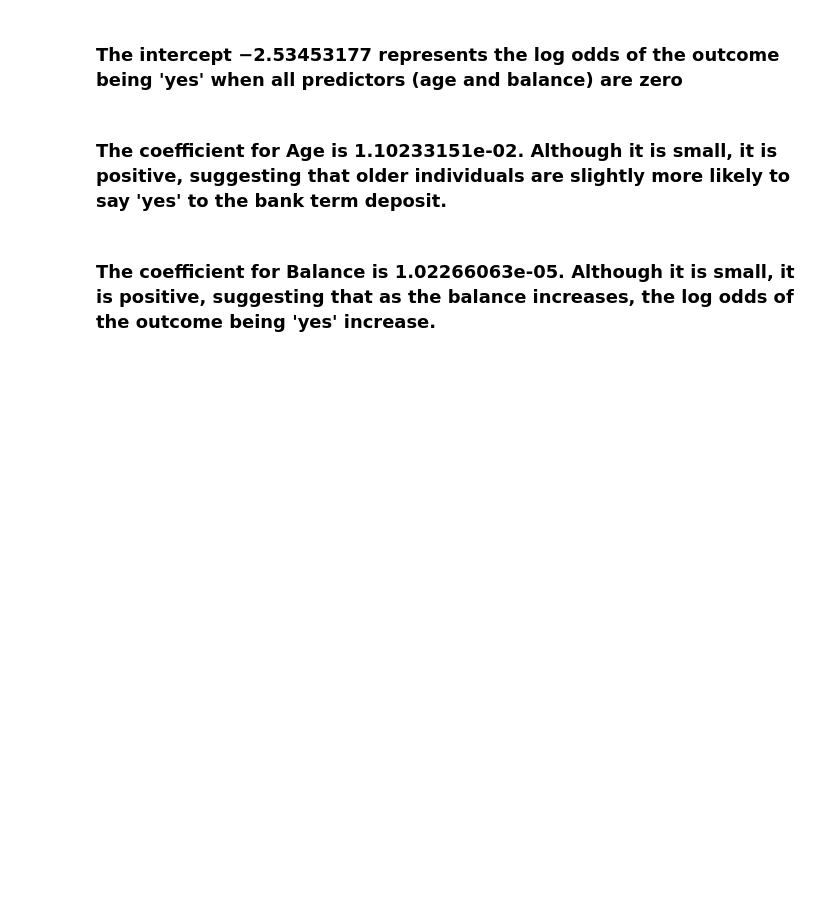
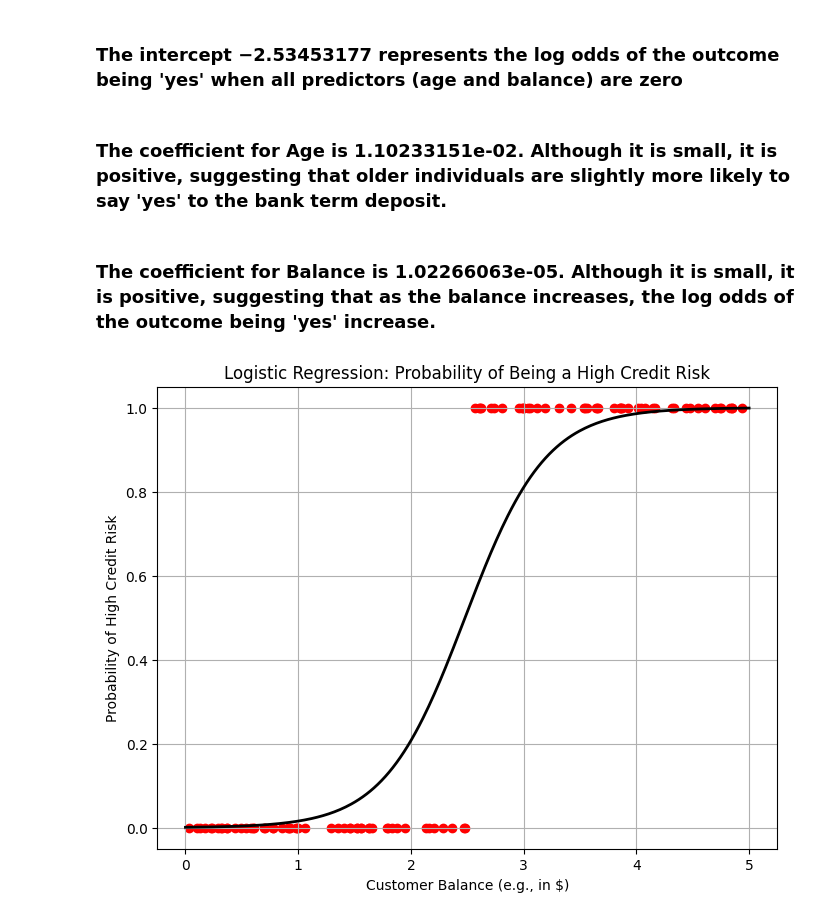
Before and after one commit to kathytran88/bank_term_deposit_analysis, a Jupyter notebook: logistic_regression.ipynb, the cells around one changed output. Cells and saved outputs as stored; diff of their text form; code cells hidden in the pictures; blank space fills up the shorter version.

Commit message:
add visualization for logistic

```diff
--- a/logistic_regression.ipynb
+++ b/logistic_regression.ipynb
@@ -109,3 +109,37 @@ plt.show()
 ### The coefficient for Age is 1.10233151e-02. Although it is small, it is positive, suggesting that older individuals are slightly more likely to say 'yes' to the bank term deposit.
 # %% [markdown]
 ### The coefficient for Balance is 1.02266063e-05. Although it is small, it is positive, suggesting that as the balance increases, the log odds of the outcome being 'yes' increase.
+# %%
+import numpy as np
+import matplotlib.pyplot as plt
+from sklearn.linear_model import LogisticRegression
+from sklearn.model_selection import train_test_split
+
+np.random.seed(42)
+X = np.sort(5 * np.random.rand(100, 1), axis=0)  # 100 data points between 0 and 5 (e.g., representing "balance")
+y = (X > 2.5).astype(int).ravel()  # Labels (0 or 1) with a threshold at X = 2.5
+
+# Split the data into training and testing sets
+X_train, X_test, y_train, y_test = train_test_split(X, y, test_size=0.3, random_state=42)
+
+# Fit logistic regression model
+log_reg = LogisticRegression()
+log_reg.fit(X_train, y_train)
+
+# Create a range of values to plot the sigmoid curve
+X_new = np.linspace(0, 5, 300).reshape(-1, 1)
+y_prob = log_reg.predict_proba(X_new)[:, 1]  # Get probabilities for the positive class (class 1, e.g., "High Credit Risk")
+
+# Plot the logistic regression curve (sigmoid function)
+plt.figure(figsize=(8, 6))
+plt.plot(X_new, y_prob, "k-", linewidth=2)  # Sigmoid curve (probabilities)
+plt.scatter(X, y, color="red", marker='o')  # Data points (red circles)
+
+
+plt.title("Logistic Regression: Probability of Being a High Credit Risk")
+plt.xlabel("Customer Balance (e.g., in $)")
+plt.ylabel("Probability of High Credit Risk")
+plt.grid(True)
+plt.show()
+# %% [output]
+[figure, added]
```
